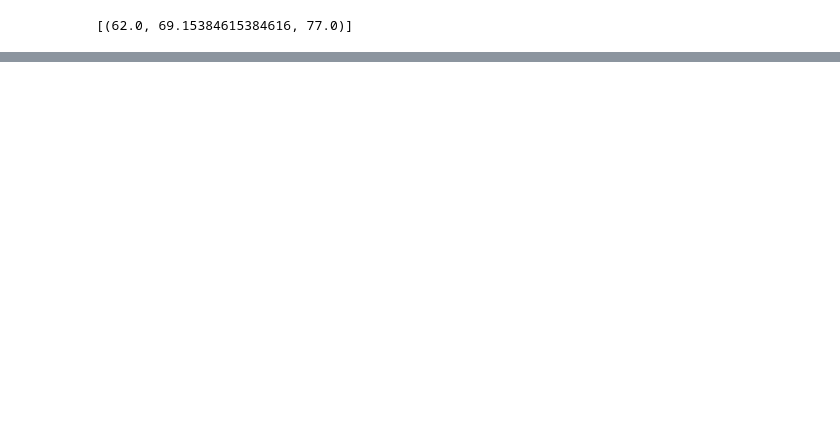
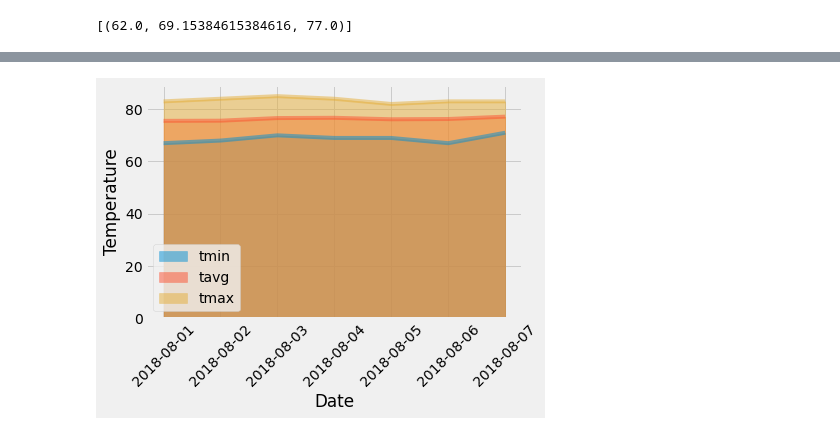
Before and after one commit to andrewbankston/sqlalchemy-challenge, a Jupyter notebook: temp_analysis_bonus_2_starter.ipynb, the cells around one changed output, grey strips where cells are left out. Cells and saved outputs as stored; diff of their text form; code cells hidden in the pictures; blank space fills up the shorter version.

```diff
--- a/temp_analysis_bonus_2_starter.ipynb
+++ b/temp_analysis_bonus_2_starter.ipynb
@@ -177,4 +177,11 @@ trip_temps
 # %%
 # Plot the daily normals as an area plot with `stacked=False`
+trip_temps.plot(kind='area', stacked=False)
+plt.xlabel('Date')
+plt.ylabel('Temperature')
+plt.xticks(rotation=45)
+plt.show()
+# %% [output]
+[figure, added]
 # %%
 ## Close Session
```
Also changed, not shown: parts of 7 cells of this notebook.
